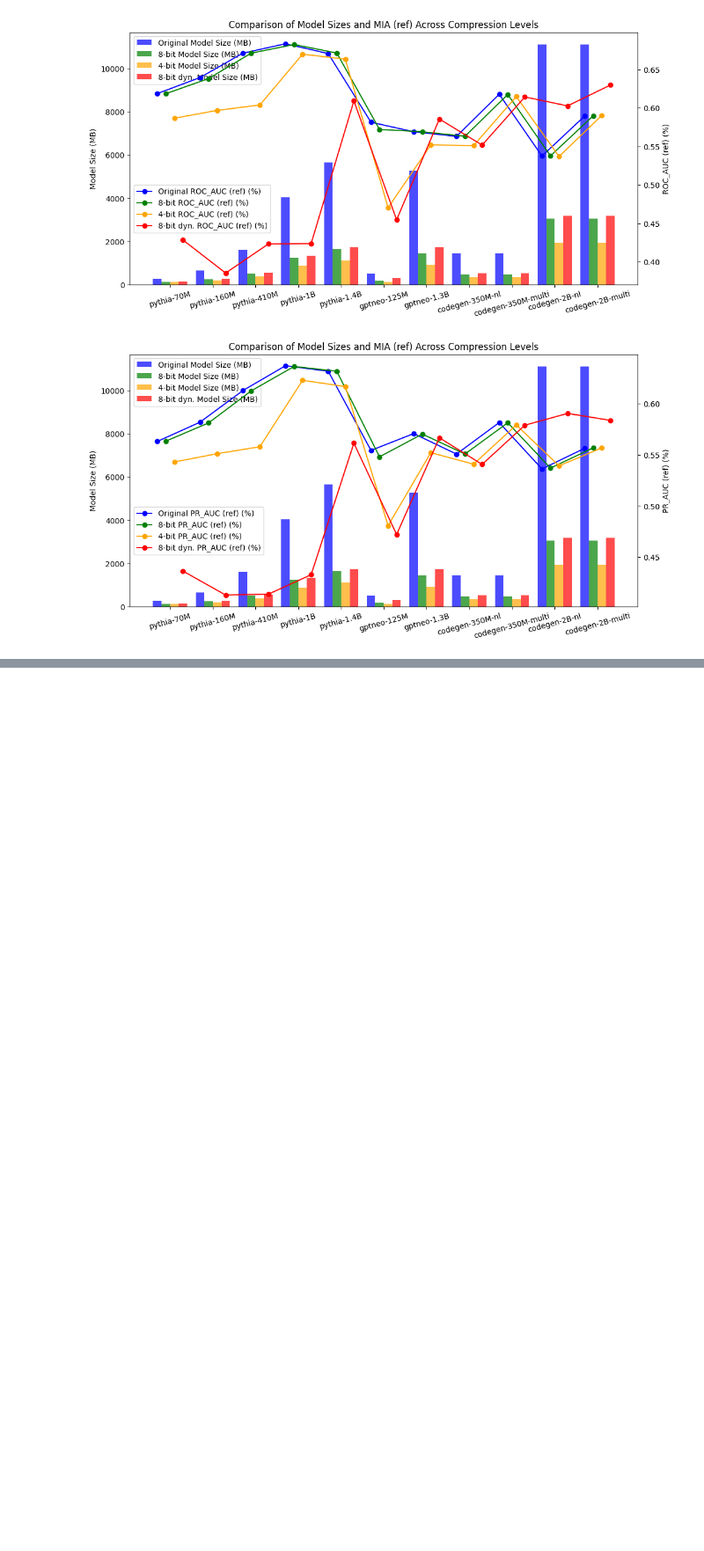
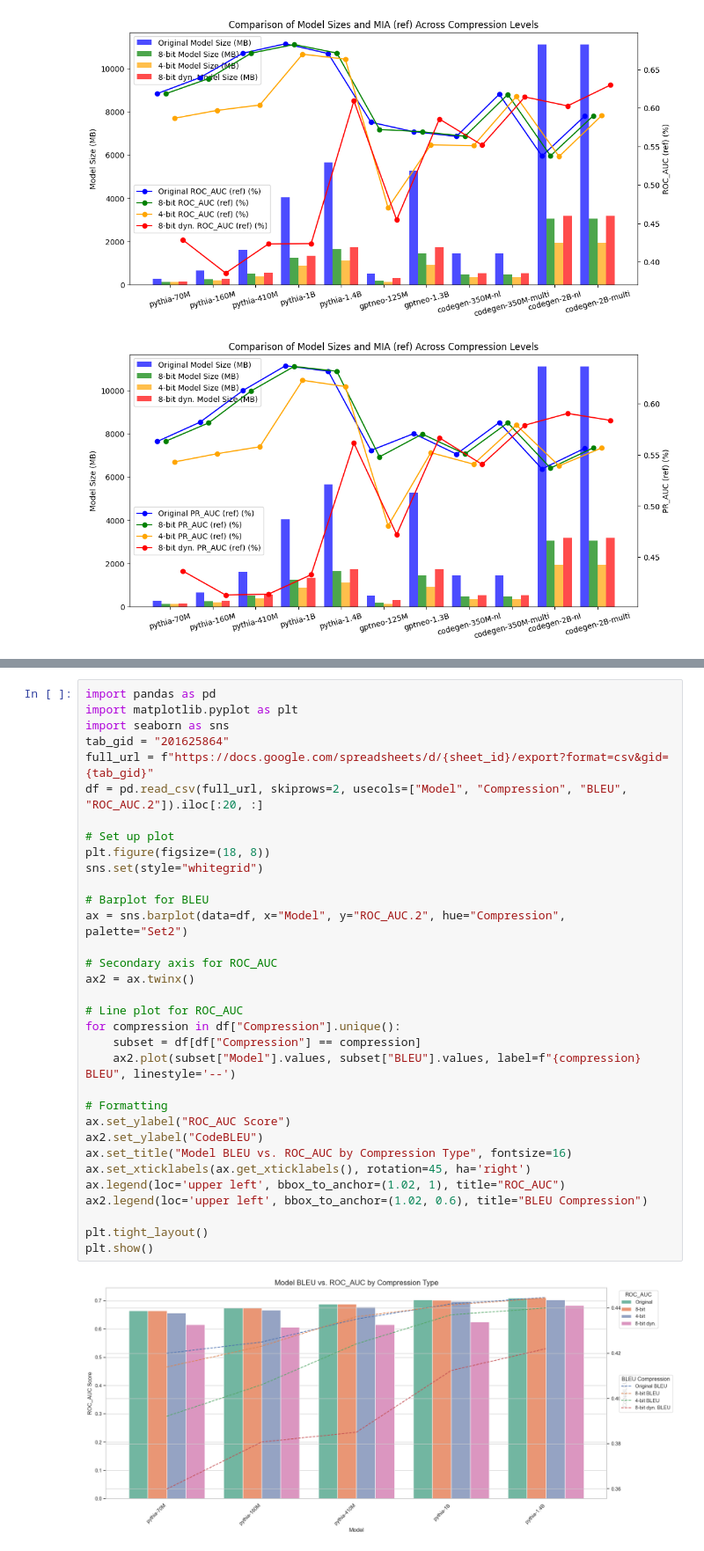
Before and after one commit to nazmul-me/mimir, a Jupyter notebook: resultsAnalysis/graph/RQ5-dyn.ipynb, the cells around one changed output, grey strips where cells are left out. Shown at 88% size. Saved outputs shown, nothing was run; the diff lists cells and outputs as text; blank space fills up the shorter version.

```diff
--- a/resultsAnalysis/graph/RQ5-dyn.ipynb
+++ b/resultsAnalysis/graph/RQ5-dyn.ipynb
@@ -351,0 +508,35 @@ genGraph(df.iloc[:, [0,1,2,10]], miaName="ref")
+# %%
+import pandas as pd
+import matplotlib.pyplot as plt
+import seaborn as sns
+tab_gid = "201625864"
+full_url = f"https://docs.google.com/spreadsheets/d/{sheet_id}/export?format=csv&gid={tab_gid}"
+df = pd.read_csv(full_url, skiprows=2, usecols=["Model", "Compression", "BLEU", "ROC_AUC.2"]).iloc[:20, :]
+
+# Set up plot
+plt.figure(figsize=(18, 8))
+sns.set(style="whitegrid")
+
+# Barplot for BLEU
+ax = sns.barplot(data=df, x="Model", y="ROC_AUC.2", hue="Compression", palette="Set2")
+
+# Secondary axis for ROC_AUC
+ax2 = ax.twinx()
+
+# Line plot for ROC_AUC
+for compression in df["Compression"].unique():
+    subset = df[df["Compression"] == compression]
+    ax2.plot(subset["Model"].values, subset["BLEU"].values, label=f"{compression} BLEU", linestyle='--')
+
+# Formatting
+ax.set_ylabel("ROC_AUC Score")
+ax2.set_ylabel("CodeBLEU")
+ax.set_title("Model BLEU vs. ROC_AUC by Compression Type", fontsize=16)
+ax.set_xticklabels(ax.get_xticklabels(), rotation=45, ha='right')
+ax.legend(loc='upper left', bbox_to_anchor=(1.02, 1), title="ROC_AUC")
+ax2.legend(loc='upper left', bbox_to_anchor=(1.02, 0.6), title="BLEU Compression")
+
+plt.tight_layout()
+plt.show()
+# %% [output]
+[figure, added]
```
Also changed, not shown: parts of 6 cells of this notebook, 4 other files.
